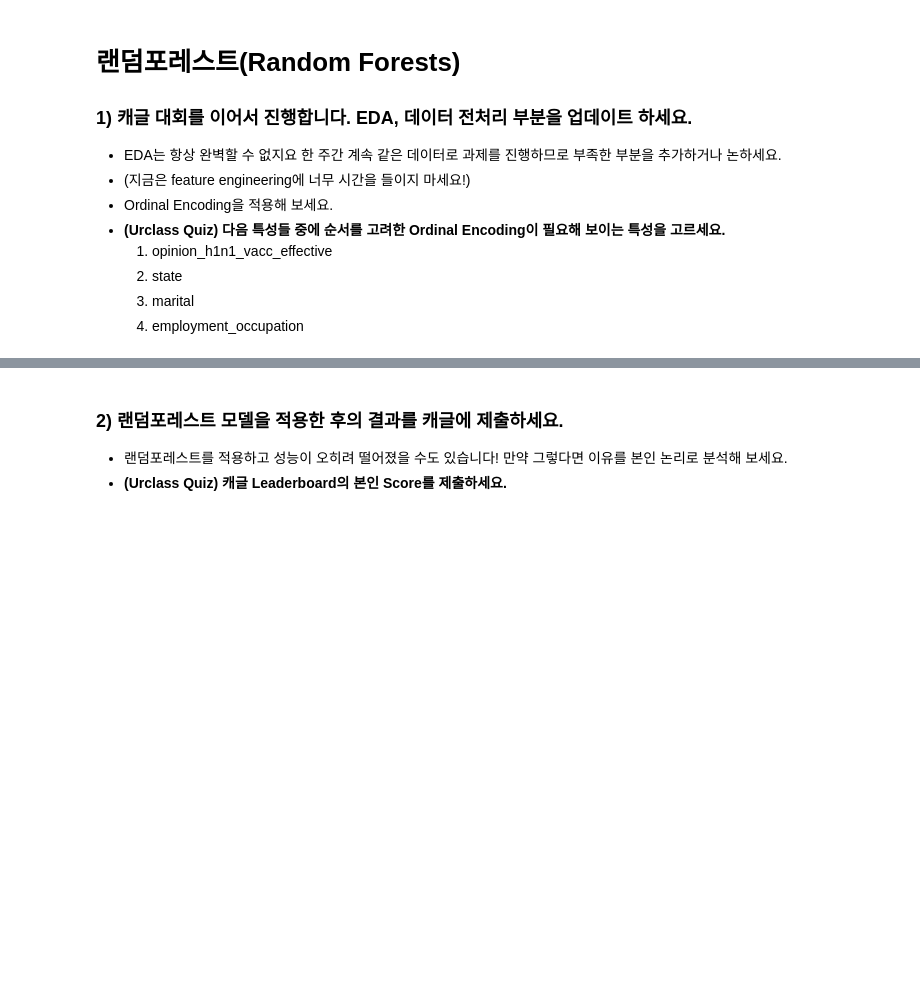
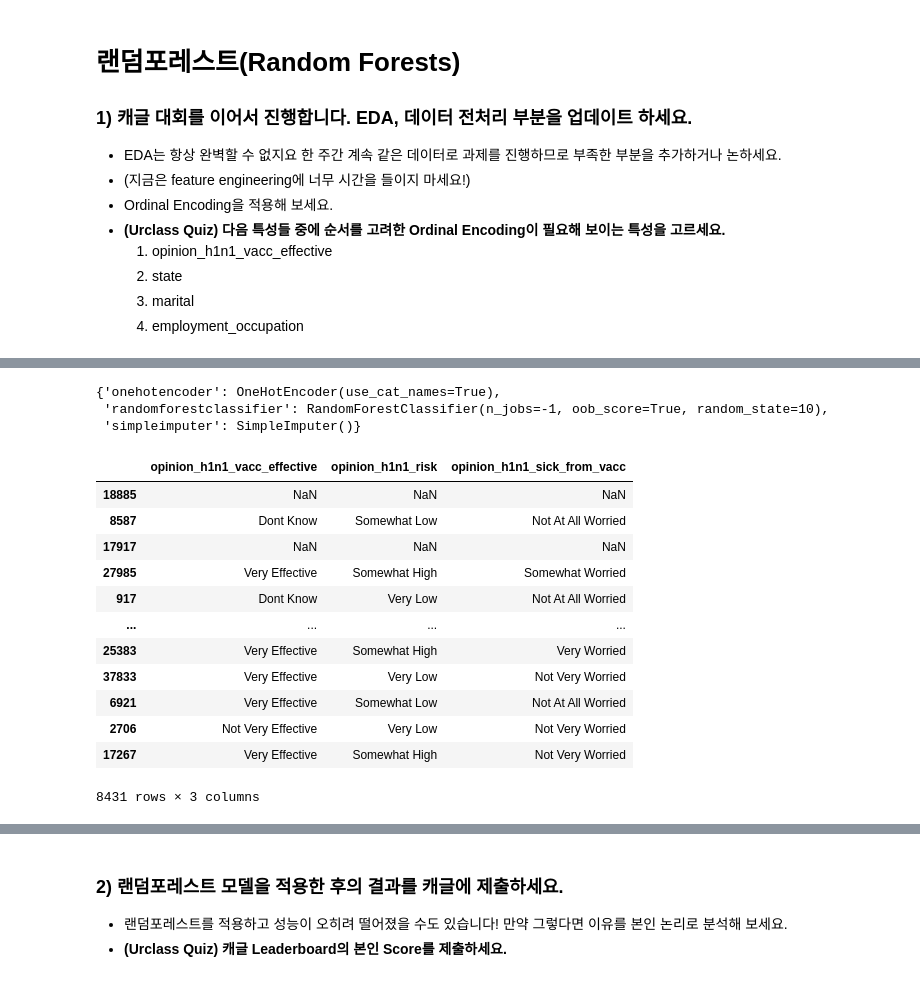
Before and after one commit to p65454/codestates, a Jupyter notebook: n222-random-forests/n222a-random-forests.ipynb, the cells around one changed output, grey strips where cells are left out. Cells and saved outputs as stored; diff of their text form; code cells hidden in the pictures; blank space fills up the shorter version.

```diff
--- a/n222-random-forests/n222a-random-forests.ipynb
+++ b/n222-random-forests/n222a-random-forests.ipynb
@@ -20,2 +697,12 @@
+# %%
+import pandas as pd
+from sklearn.model_selection import train_test_split
+target = 'vacc_h1n1_f'
+train = pd.merge(pd.read_csv('https://ds-lecture-data.s3.ap-northeast-2.amazonaws.com/vacc_flu/train.csv'),
+                 pd.read_csv('https://ds-lecture-data.s3.ap-northeast-2.amazonaws.com/vacc_flu/train_labels.csv')[target], left_index=True, right_index=True)
+test = pd.read_csv('https://ds-lecture-data.s3.ap-northeast-2.amazonaws.com/vacc_flu/test.csv')
+sample_submission = pd.read_csv('https://ds-lecture-data.s3.ap-northeast-2.amazonaws.com/vacc_flu/submission.csv')
+train, val = train_test_split(train, train_size=0.80, test_size=0.20,
+                              stratify=train[target], random_state=2)
 # %%
 ### 이곳에서 과제를 진행해 주세요 ###
@@ -21,0 +714,31 @@
+# %%
+import numpy as np
+
+def engineer(df):
+    """특성을 엔지니어링 하는 함수입니다."""
+    # 새로운 특성을 생성합니다.
+    behaviorals = [col for col in df.columns if 'behavioral' in col]
+    df['behaviorals'] = df[behaviorals].sum(axis=1)
+
+    dels = [col for col in df.columns if ('employment' in col or 'seas' in col)]
+    df.drop(columns=dels, inplace=True)
+    df.dropna()
+
+    # 높은 카디널리티를 가지는 특성을 제거합니다.
+    selected_cols = df.select_dtypes(include=['number', 'object'])
+    labels = selected_cols.nunique() # 특성별 카디널리티 리스트
+    selected_features = labels[labels <= 30].index.tolist() # 카디널리티가 30보다 작은 특성만 선택합니다.
+    df = df[selected_features]
+    return df
+
+
+train = engineer(train)
+val = engineer(val)
+test = engineer(test)
+# %%
+features = train.drop(columns=[target]).columns
+X_train = train[features]
+y_train = train[target]
+X_val = val[features]
+y_val = val[target]
+X_test = test[features]
@@ -21,0 +785,23 @@
+# %%
+pipe.named_steps
+# %% [output]
+{'onehotencoder': OneHotEncoder(use_cat_names=True),
+ 'randomforestclassifier': RandomForestClassifier(n_jobs=-1, oob_score=True, random_state=10),
+ 'simpleimputer': SimpleImputer()}
+# %%
+X_train.loc[:,'opinion_h1n1_vacc_effective':'opinion_h1n1_sick_from_vacc']  ## ordinal encoding 할 컬럼만 따로 뺌
+X_val.loc[:,'opinion_h1n1_vacc_effective':'opinion_h1n1_sick_from_vacc']
+# %% [output]
+|  | opinion_h1n1_vacc_effective | opinion_h1n1_risk | opinion_h1n1_sick_from_vacc |
+| 18885 | NaN | NaN | NaN |
+| 8587 | Dont Know | Somewhat Low | Not At All Worried |
+| 17917 | NaN | NaN | NaN |
+| 27985 | Very Effective | Somewhat High | Somewhat Worried |
+| 917 | Dont Know | Very Low | Not At All Worried |
+| ... | ... | ... | ... |
+| 25383 | Very Effective | Somewhat High | Very Worried |
+| 37833 | Very Effective | Very Low | Not Very Worried |
+| 6921 | Very Effective | Somewhat Low | Not At All Worried |
+| 2706 | Not Very Effective | Very Low | Not Very Worried |
+| 17267 | Very Effective | Somewhat High | Not Very Worried |
+8431 rows × 3 columns
```
Also changed, not shown: parts of 21 cells of this notebook.
